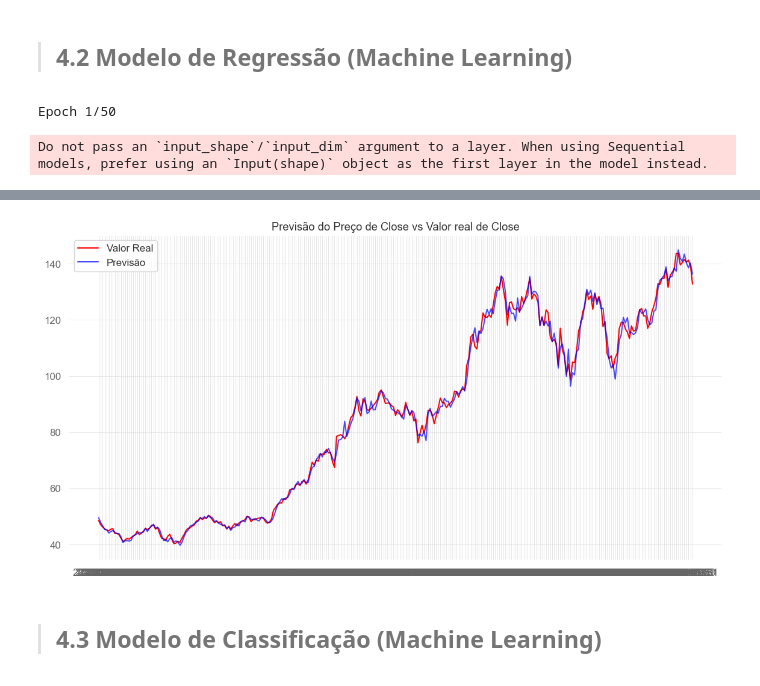
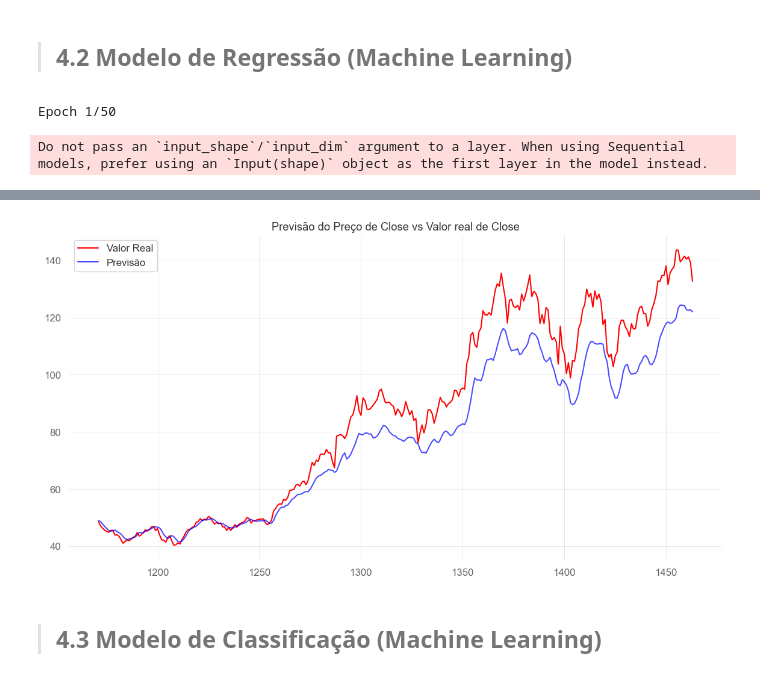
Before and after one commit to JoniFB03/OEOD, a Jupyter notebook: notebooks/Projeto_OEOD-Grupo7.ipynb, the cells around one changed output, grey strips where cells are left out. Drawn from its saved outputs; the diff is of its cells as text; code cells hidden in the pictures.

Commit message:
Modelo da regressão alterado para o LSTM

```diff
--- a/notebooks/Projeto_OEOD-Grupo7.ipynb
+++ b/notebooks/Projeto_OEOD-Grupo7.ipynb
@@ -693,8 +693,6 @@ data_plus
 
 > ## **4.2 Modelo de Regressão (Machine Learning)**
 # %%
-# https://www.simplilearn.com/tutorials/machine-learning-tutorial/stock-price-prediction-using-machine-learning
-
 # 0. Criar as preditoras com os "lags" de returns
 data_ML_Reg = data[['Close']].copy()
 
@@ -705,6 +703,7 @@ data_ML_Reg['Lag1'] = data_ML_Reg['Close'].shift(1)
 data_ML_Reg['Lag2'] = data_ML_Reg['Close'].shift(2)
 data_ML_Reg['Lag3'] = data_ML_Reg['Close'].shift(3)
 data_ML_Reg['Lag4'] = data_ML_Reg['Close'].shift(4)
+
 # O modelo piora quando possui a volatility e o momentum
 data_ML_Reg['Volatility'] = data_ML_Reg['Return'].rolling(window=5).std()  # Desvio padrão com média móvel de 5 dias
 data_ML_Reg['Momentum'] = data_ML_Reg['Close'] - data_ML_Reg['Close'].shift(5)  # Diferença de preço de 5 dias atrás
@@ -714,18 +713,23 @@ data_ML_Reg = data_ML_Reg.dropna()
 
 # 2. Normalização dos dados (para redes neuronais)
 scaler = MinMaxScaler(feature_range=(0, 1))
-scaled_data = scaler.fit_transform(data_ML_Reg[['Close']])
+data_ML_Reg_scaled = scaler.fit_transform(data_ML_Reg[['Lag1', 'Lag2', 'Lag3', 'Lag4', 'Volatility', 'Momentum', 'Close']])
+data_ML_Reg_scaled = pd.DataFrame(data_ML_Reg_scaled, columns=['Lag1', 'Lag2', 'Lag3', 'Lag4', 'Volatility', 'Momentum', 'Close'])
 
 # Dividir os dados em variáveis preditoras (X) e alvo (y)
-X = data_ML_Reg[['Lag1', 'Lag2', 'Lag3', 'Lag4', 'Volatility', 'Momentum']]
-y = data_ML_Reg['Close']
+X = data_ML_Reg_scaled[['Lag1', 'Lag2', 'Lag3', 'Lag4', 'Volatility', 'Momentum']]
+y = data_ML_Reg_scaled['Close']
 
 # 3. Divisão em treino e teste
 X_train, X_test, y_train, y_test = train_test_split(X, y, test_size=0.2, shuffle=False)
 
+# Reformatar os dados para o formato 3D exigido pelo LSTM
+X_train = X_train.values.reshape(X_train.shape[0], X_train.shape[1], 1)
+X_test = X_test.values.reshape(X_test.shape[0], X_test.shape[1], 1)
+
 # 4. Criar o modelo de rede neural (Keras)
 model = Sequential()
-model.add(Dense(units=64, activation='relu', input_dim=X_train.shape[1]))  # Camada de entrada
+model.add(LSTM(units=64, activation='relu', input_shape=(X_train.shape[1], X_train.shape[2])))  # Camada de entrada
 model.add(Dense(units=32, activation='relu'))  # Camada oculta
 model.add(Dense(units=1))  # Camada de saída, uma única unidade para previsão de um valor contínuo
 
@@ -738,12 +742,16 @@ history = model.fit(X_train, y_train, epochs=50, batch_size=32, validation_data=
 # 6. Avaliar o modelo
 y_pred = model.predict(X_test)
 
+# Reverter a normalização para comparar valores reais e previstos
+y_test_inv = scaler.inverse_transform(np.hstack((X_test[:, :, 0], y_test.values.reshape(-1, 1))))[:, -1]
+y_pred_inv = scaler.inverse_transform(np.hstack((X_test[:, :, 0], y_pred)))[:, -1]
+
 # Calcular o erro quadrático médio (MSE)
-mse = mean_squared_error(y_test, y_pred)
+mse = mean_squared_error(y_test_inv, y_pred_inv)
 print(f'Mean Squared Error (MSE): {mse}')
 
 # Calcular o erro absoluto médio (MAE)
-mae = mean_absolute_error(y_test, y_pred)
+mae = mean_absolute_error(y_test_inv, y_pred_inv)
 print(f'Mean Absolute Error (MAE): {mae}')
 
 # Calcular o erro quadrático médio da raiz (RMSE)
@@ -751,13 +759,13 @@ rmse = np.sqrt(mse)
 print(f'Root Mean Squared Error (RMSE): {rmse}')
 
 # Calcular o R² (R-squared)
-r2 = r2_score(y_test, y_pred)
+r2 = r2_score(y_test_inv, y_pred_inv)
 print(f'R-squared (R²): {r2}')
 
 # 7. Visualizar as previsões vs. valores reais
 plt.figure(figsize=(14, 7))
-plt.plot(y_test.index, y_test, label='Valor Real', color='red')
-plt.plot(y_test.index, y_pred, label='Previsão', color='blue', alpha=0.7)
+plt.plot(y_test.index, y_test_inv, label='Valor Real', color='red')
+plt.plot(y_test.index, y_pred_inv, label='Previsão', color='blue', alpha=0.7)
 plt.title('Previsão do Preço de Close vs Valor real de Close')
 plt.legend()
 plt.show()
@@ -784,4 +792,4 @@ R-squared (R²): 0.9959130861843764
-[figure, old version]
+[figure, new version]
 # %% [markdown]
 # <a class='anchor' id='4.3'></a>
 
```
Also changed, not shown: parts of 5 cells of this notebook.
